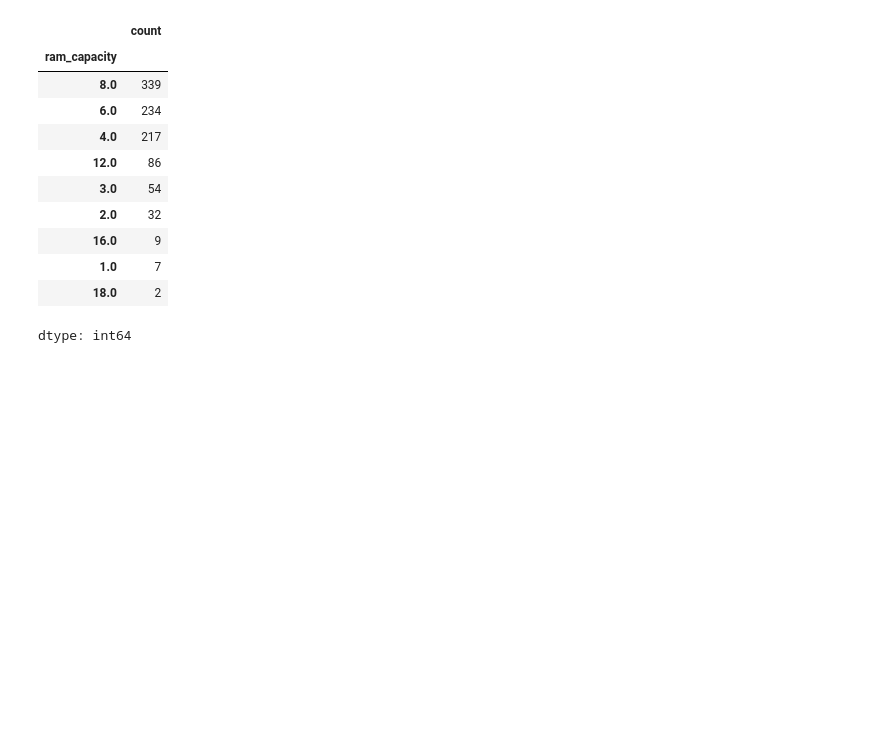
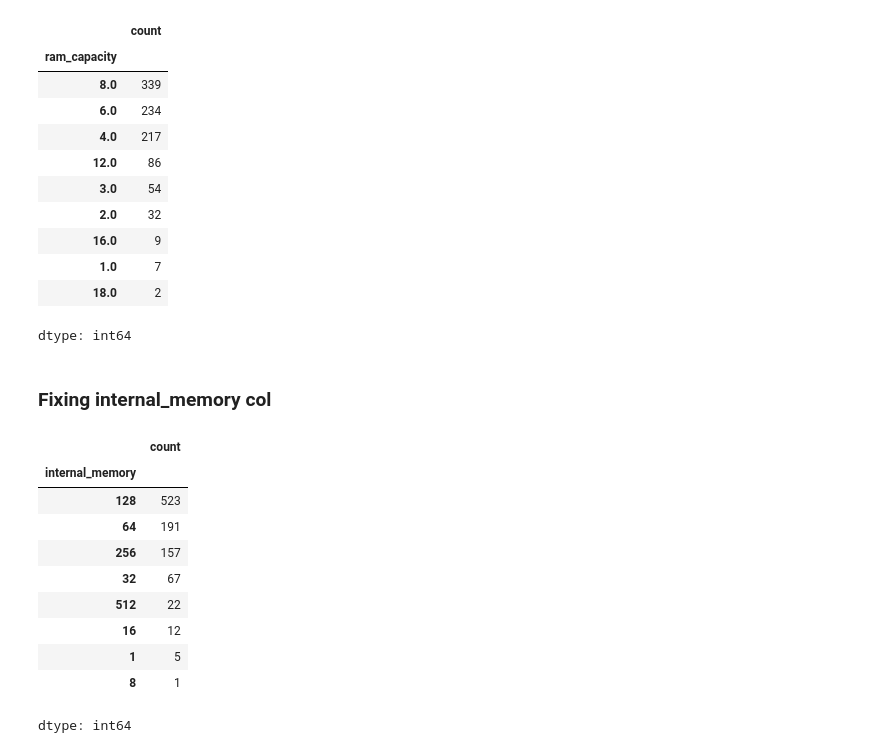
Before and after one commit to Muhammad-Waleed-Source/Data-Analysis-Process, a Jupyter notebook: Data Cleaning/1-Data-Cleaning.ipynb, the cells around one changed output. Drawn from its saved outputs; the diff is of its cells as text; code cells hidden in the pictures; blank space fills up the shorter version.

```diff
--- a/Data Cleaning/1-Data-Cleaning.ipynb
+++ b/Data Cleaning/1-Data-Cleaning.ipynb
@@ -1734,3 +1734,21 @@ df1['ram_capacity'].value_counts()
 | 1.0 | 7 |
 | 18.0 | 2 |
 dtype: int64
+# %% [markdown]
+### Fixing internal_memory col
+# %%
+df1['internal_memory'].value_counts()
+
+# the 1 here is TB not GB.
+# %% [output]
+|  | count |
+| internal_memory |  |
+| 128 | 523 |
+| 64 | 191 |
+| 256 | 157 |
+| 32 | 67 |
+| 512 | 22 |
+| 16 | 12 |
+| 1 | 5 |
+| 8 | 1 |
+dtype: int64
```
Also changed, not shown: parts of 5 cells of this notebook.
